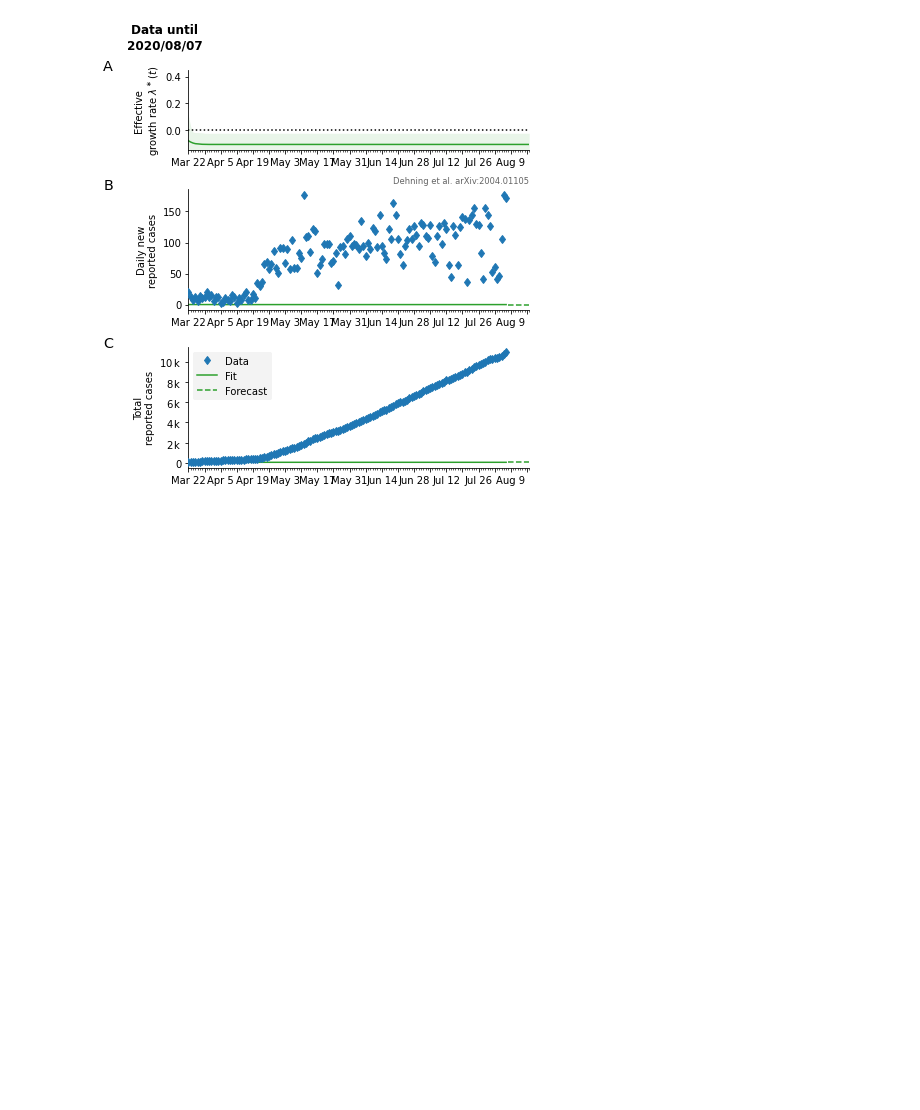
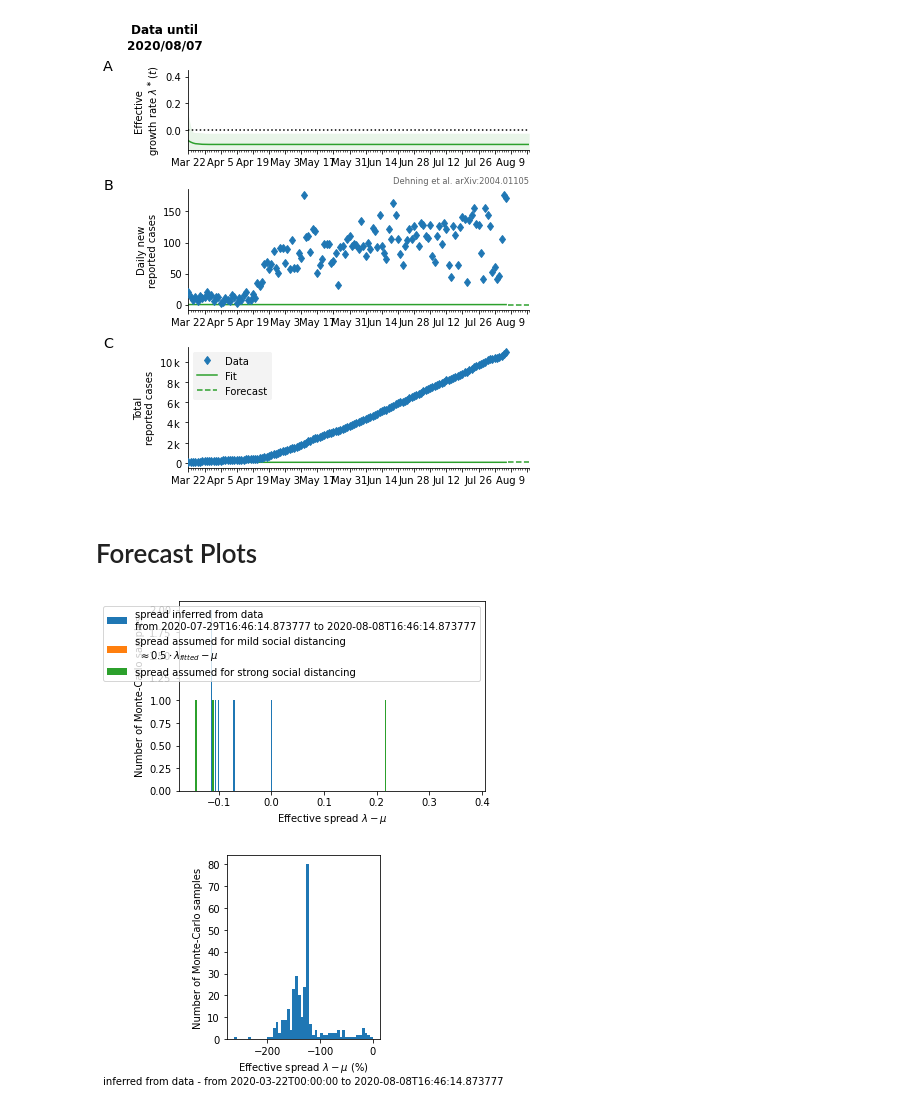
Before and after one commit to WanjohiWanjohi/corona-measures, a Jupyter notebook: Covid_measures_in_Senegal.ipynb, the cells around one changed output. Saved outputs shown, nothing was run; the diff lists cells and outputs as text; code cells hidden in the pictures; blank space fills up the shorter version.

```diff
--- a/Covid_measures_in_Senegal.ipynb
+++ b/Covid_measures_in_Senegal.ipynb
@@ -318,3 +318,33 @@ fig, axes = cov19.plot.timeseries_overview(this_model, trace, offset=total_cases
 ['lambda_0_log_', 'lambda_1_log_', 'lambda_2_log_', 'lambda_3_log_', 'transient_day_1', 'transient_day_2', 'transient_day_3', 'transient_len_1_log_', 'transient_len_2_log_', 'transient_len_3_log_', 'm ...
 [figure]
 [figure]
+# %% [markdown]
+# Forecast Plots
+# %%
+import matplotlib
+
+day_begin = ed - datetime.timedelta(days = num_days_forecast)
+
+plt.figure(figsize=(5.5,3.5))
+bins = np.linspace(-0.15, 0.38, 200)
+plt.hist(trace.lambda_0_log_ - trace.mu, bins=bins,
+         label='spread inferred from data\nfrom {} to {}'.format(day_begin.isoformat(), ed.isoformat()))
+plt.hist(np.maximum(trace.lambda_0_log_*(1-num_days_forecast) ,0) - trace.mu, bins=bins,
+         label='spread assumed for mild social distancing\n $\\approx 0.5 \\cdot \\lambda_{fitted} - \mu $')
+plt.hist(np.maximum(trace.lambda_0_log_*(1-num_days_forecast),0) - trace.mu, bins=bins,
+         label='spread assumed for strong social distancing')
+plt.xlabel('Effective spread $\lambda - \mu$')
+plt.ylabel('Number of Monte-Carlo samples')
+plt.legend()
+plt.savefig('Distributions_of_m.png', dpi=200)
+
+plt.figure(figsize=(4.5,3.5))
+#bins = np.linspace(-0.11, 0.304, 200)
+plt.hist((trace.lambda_0_log_ - trace.mu)*100, bins=50)
+plt.xlabel('Effective spread $\lambda - \mu$ (%)\ninferred from data - from {} to {}'.format(bd.isoformat(), ed.isoformat()))
+plt.ylabel('Number of Monte-Carlo samples')
+plt.tight_layout()
+plt.savefig('Distributions_of_fitted_m.png', dpi=200)
+# %% [output]
+[figure, added]
+[figure, added]
```
Also changed, not shown: parts of 3 cells of this notebook.
